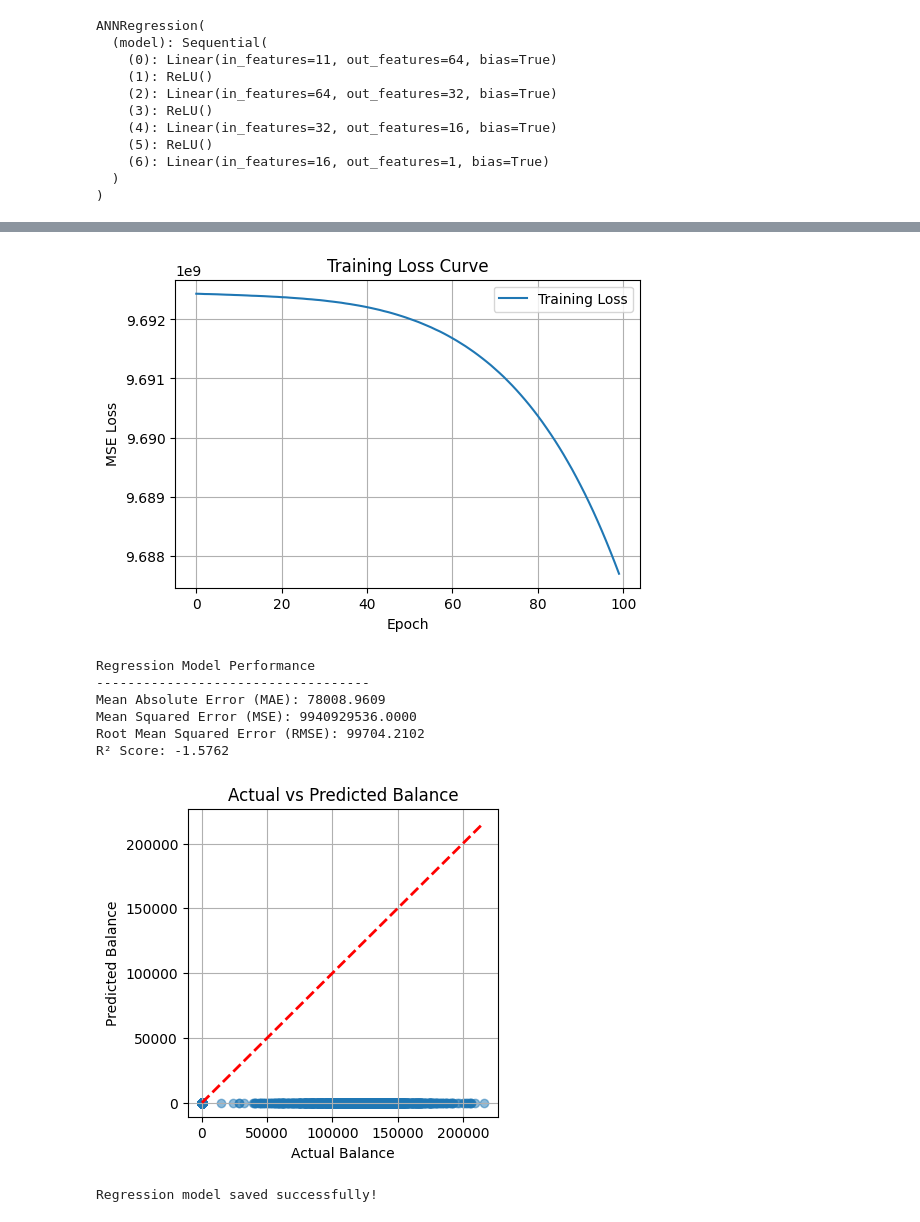
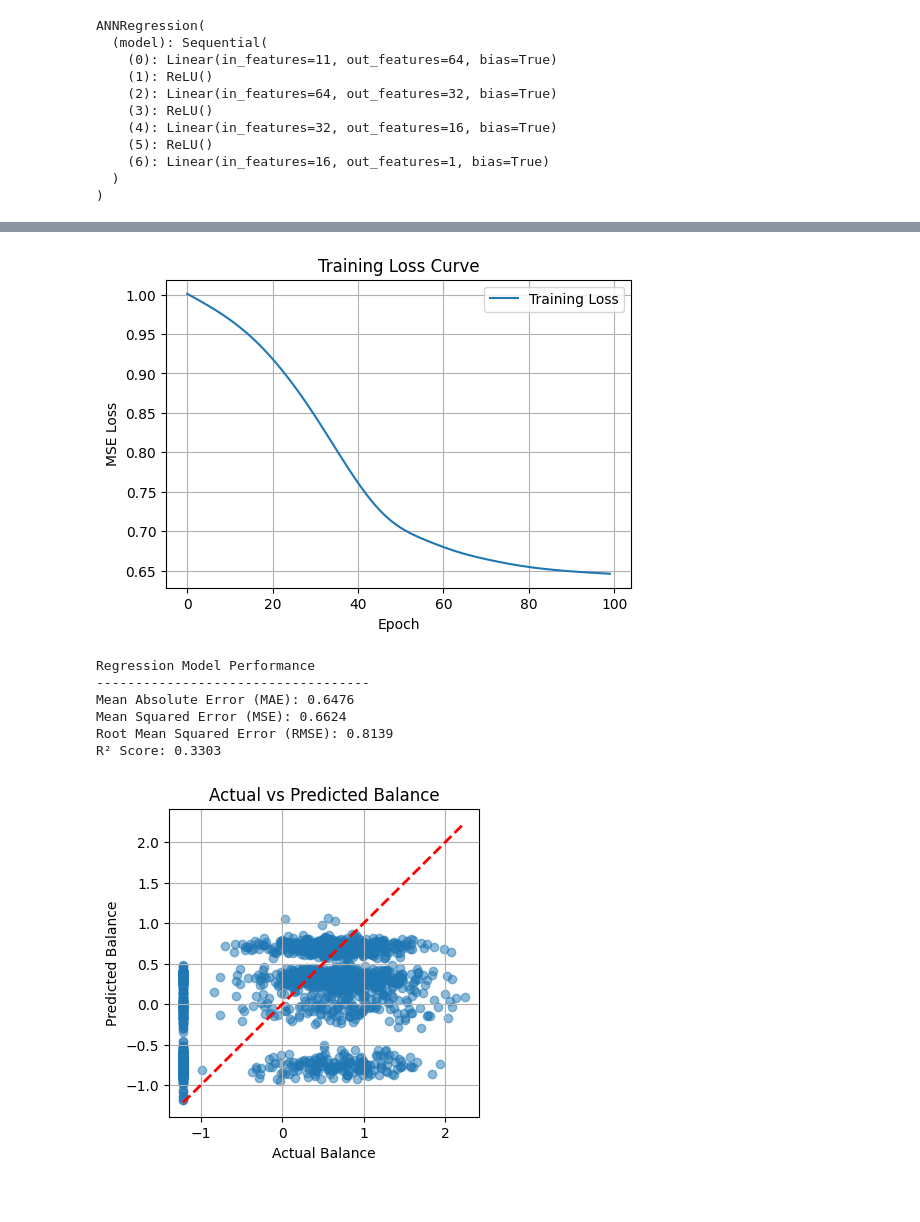
Before and after one commit to suroj1988/ann_assignment, a Jupyter notebook: customer_churn.ipynb, the cells around one changed output, grey strips where cells are left out. Drawn from its saved outputs; the diff is of its cells as text; code cells hidden in the pictures.

```diff
--- a/customer_churn.ipynb
+++ b/customer_churn.ipynb
@@ -361,29 +361,24 @@ X_reg = pd.get_dummies(
 
 le = LabelEncoder()
 X_reg["Gender"] = le.fit_transform(X_reg["Gender"])
-# %%
-X_train_reg, X_test_reg, y_train_reg, y_test_reg = train_test_split(
-    X_reg,
-    y_reg,
-    test_size=0.2,
-    random_state=42
-)
-
-scaler = StandardScaler()
-
-X_train_reg = scaler.fit_transform(X_train_reg)
-X_test_reg = scaler.transform(X_test_reg)
+# %%
+from sklearn.preprocessing import StandardScaler
+
+# Feature scaler
+X_scaler = StandardScaler()
+X_train_reg = X_scaler.fit_transform(X_train_reg)
+X_test_reg = X_scaler.transform(X_test_reg)
+
+# Target scaler
+y_scaler = StandardScaler()
+y_train_scaled = y_scaler.fit_transform(y_train_reg.values.reshape(-1, 1))
+y_test_scaled = y_scaler.transform(y_test_reg.values.reshape(-1, 1))
 # %%
 X_train_reg = torch.FloatTensor(X_train_reg)
 X_test_reg = torch.FloatTensor(X_test_reg)
 
-y_train_reg = torch.FloatTensor(
-    y_train_reg.values
-).view(-1,1)
-
-y_test_reg = torch.FloatTensor(
-    y_test_reg.values
-).view(-1,1)
+y_train_scaled = torch.FloatTensor(y_train_scaled).view(-1, 1)
+y_test_scaled = torch.FloatTensor(y_test_scaled).view(-1, 1)
 # %%
 import torch.nn as nn
 
@@ -441,7 +436,7 @@ for epoch in range(num_epochs):
 
     # Forward pass
     outputs = model_reg(X_train_reg)
-    loss = criterion_reg(outputs, y_train_reg)
+    loss = criterion_reg(outputs, y_train_scaled)
 
     # Backward pass and optimization
     optimizer_reg.zero_grad()
@@ -478,41 +473,41 @@ plt.figure(figsize=(6,4))
 plt.plot(train_losses, label='Training Loss')
 plt.title('Training Loss Curve')
 plt.xlabel('Epoch')
 plt.ylabel('MSE Loss')
 plt.legend()
 plt.grid(True)
 plt.show()
 
 # Evaluate the model
 model_reg.eval()
 
 with torch.no_grad():
     y_pred = model_reg(X_test_reg)
 
 # Convert tensors to NumPy arrays
-y_true = y_test_reg.numpy()
+y_true = y_test_scaled.numpy()
 y_pred = y_pred.numpy()
 
 # Regression Metrics
 mae = mean_absolute_error(y_true, y_pred)
 mse = mean_squared_error(y_true, y_pred)
 rmse = np.sqrt(mse)
 r2 = r2_score(y_true, y_pred)
 
 print("Regression Model Performance")
 print("-" * 35)
 print(f"Mean Absolute Error (MAE): {mae:.4f}")
 print(f"Mean Squared Error (MSE): {mse:.4f}")
 print(f"Root Mean Squared Error (RMSE): {rmse:.4f}")
 print(f"R² Score: {r2:.4f}")
 # %% [output]
-[figure, old version]
+[figure, new version]
 Regression Model Performance
 -----------------------------------
-Mean Absolute Error (MAE): 78008.9609
-Mean Squared Error (MSE): 9940929536.0000
-Root Mean Squared Error (RMSE): 99704.2102
-R² Score: -1.5762
+Mean Absolute Error (MAE): 0.6476
+Mean Squared Error (MSE): 0.6624
+Root Mean Squared Error (RMSE): 0.8139
+R² Score: 0.3303
 # %%
 plt.figure(figsize=(4,4))
 plt.scatter(y_true, y_pred, alpha=0.5)
@@ -528,11 +523,9 @@ plt.title("Actual vs Predicted Balance")
 plt.grid(True)
 plt.show()
 # %% [output]
-[figure, old version]
+[figure, new version]
 # %%
 # Save the trained regression model
 torch.save(model_reg.state_dict(), "ann_regression_model.pth")
 
 print("Regression model saved successfully!")
-# %% [output]
-Regression model saved successfully!
```
Also changed, not shown: parts of 8 cells of this notebook.
